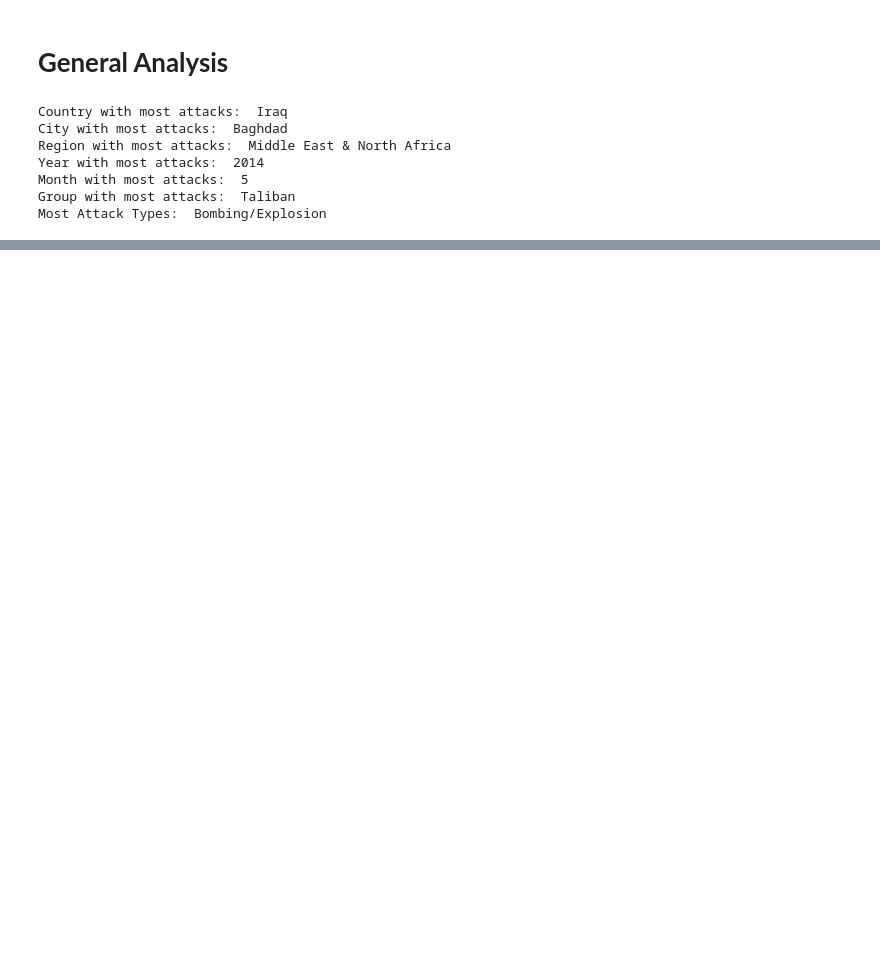
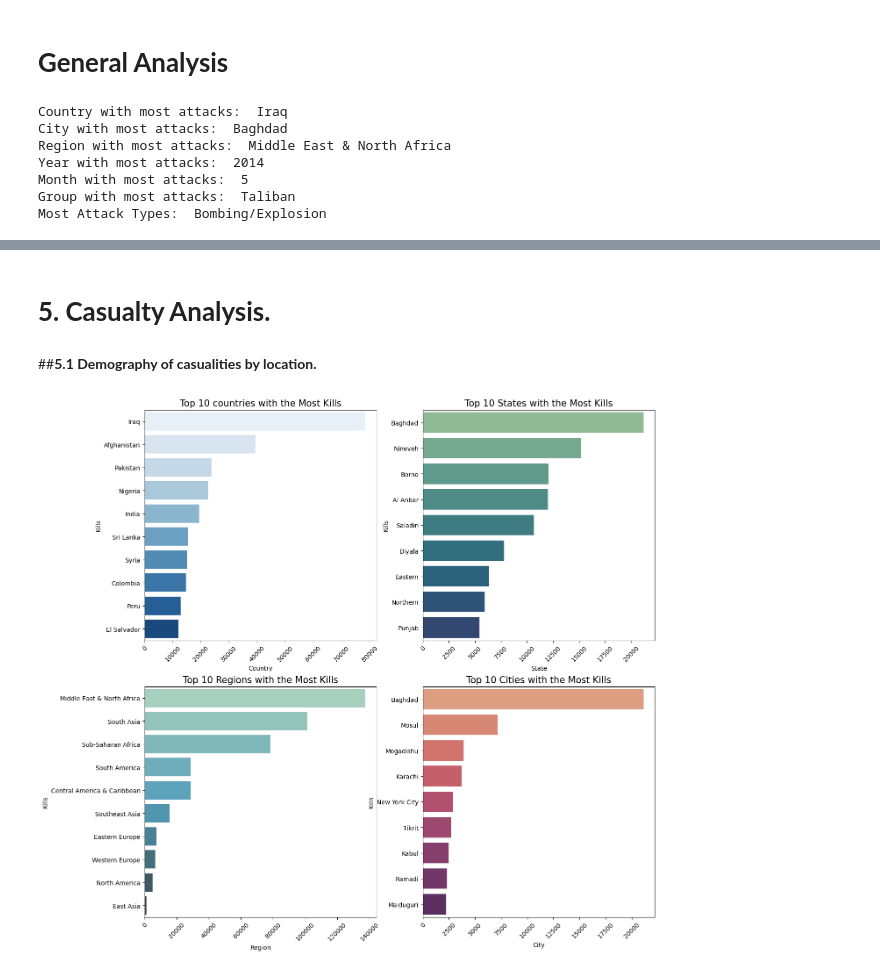
Before and after one commit to dacenish/EDA-Global-terrorism, a Jupyter notebook: Capstone_Project_Global_terrorism_EDA_by_Danish_Zia.ipynb, the cells around one changed output, grey strips where cells are left out. Cells and saved outputs as stored; diff of their text form; code cells hidden in the pictures; blank space fills up the shorter version.

```diff
--- a/Capstone_Project_Global_terrorism_EDA_by_Danish_Zia.ipynb
+++ b/Capstone_Project_Global_terrorism_EDA_by_Danish_Zia.ipynb
@@ -294,0 +269,57 @@ list(gt_df.column)
+# %% [markdown]
+# **5. Casualty Analysis.**
+# %% [markdown]
+##**5.1 Demography of casualities by location.**
+# %%
+# Prepare dataframes
+top_countries = gt_df.groupby('Country')['Kills'].sum().nlargest(10)
+top_countries = top_countries.drop('Unknown', errors='ignore')
+
+top_regions = gt_df.groupby('Region')['Kills'].sum().nlargest(10)
+top_regions = top_regions.drop('Unknown', errors='ignore')
+
+top_states = gt_df.groupby('State')['Kills'].sum().nlargest(10)
+top_states = top_states.drop('Unknown', errors='ignore')
+
+top_cities = gt_df.groupby('City')['Kills'].sum().nlargest(10)
+top_cities = top_cities.drop('Unknown', errors='ignore')
+
+# Plot Subplot of Countries and add respective lables and tiltes
+plt.subplot(2,2,1)
+sns.barplot(y=top_countries.index, x=top_countries.values, palette = 'Blues', orient = 'h')
+plt.xlabel('Country')
+plt.ylabel('Kills')
+plt.title('Top 10 countries with the Most Kills', fontsize=15)
+plt.xticks(rotation = 45)
+
+# Plot Subplot of States and add respective lables and tiltes
+plt.subplot(2,2,2)
+sns.barplot(y=top_states.index, x=top_states.values, palette = 'crest', orient = 'h')
+plt.xlabel('State')
+plt.ylabel('Kills')
+plt.title('Top 10 States with the Most Kills', fontsize=15)
+plt.xticks(rotation=45)
+
+# Plot Subplot of Regions and add respective lables and tiltes
+plt.subplot(2,2,3)
+sns.barplot(y=top_regions.index, x=top_regions.values, palette = 'GnBu_d', orient = 'h')
+plt.xlabel('Region')
+plt.ylabel('Kills')
+plt.title('Top 10 Regions with the Most Kills', fontsize=15)
+plt.xticks(rotation=45)
+
+# Plot Subplot of Cities and add respective lables and tiltes
+plt.subplot(2,2,4)
+sns.barplot(y=top_cities.index, x=top_cities.values, palette = 'flare', orient = 'h')
+plt.xlabel('City')
+plt.ylabel('Kills')
+plt.title('Top 10 Cities with the Most Kills', fontsize=15)
+plt.xticks(rotation=45)
+
+# Set plot size
+plt.gcf().set_size_inches(15,15)
+
+# Display plot
+plt.show()
+# %% [output]
+[figure, added]
```
Also changed, not shown: parts of 12 cells of this notebook.
